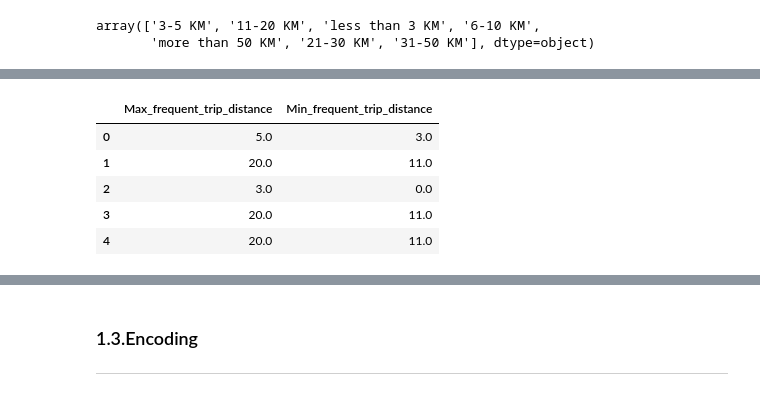
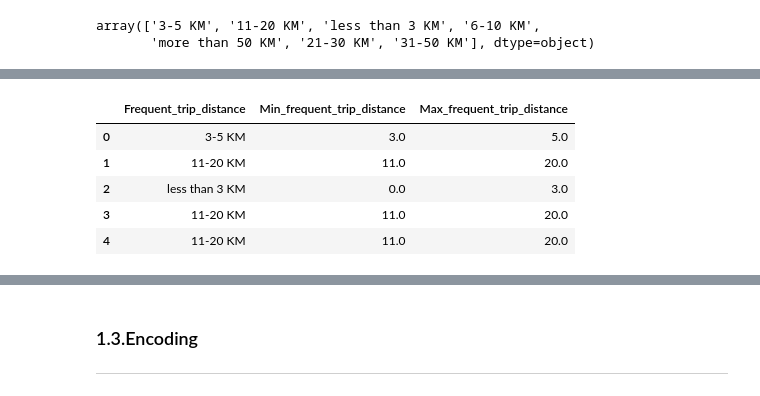
Before and after one commit to AndyHuang97/Intelligent-Mobility, a Jupyter notebook: Intelligent_Mobility.ipynb, the cells around one changed output, grey strips where cells are left out. Drawn from its saved outputs; the diff is of its cells as text; code cells hidden in the pictures.

```diff
--- a/Intelligent_Mobility.ipynb
+++ b/Intelligent_Mobility.ipynb
@@ -234,12 +339,8 @@ def rearrange_new_var_col(df, var, new_var):
 # %%
 # Considering_electric_or_hybrid_vehicle_next_purchase, Would_subsribe_car_sharing_if_available
-macro_init_variables = ["Considering_electric_or_hybrid_vehicle_next_purchase", "Would_subsribe_car_sharing_if_available"]
+macro_init_variables = ["Would_subsribe_car_sharing_if_available"]
 macro_variables = {var: var + "_Attitude" for var in macro_init_variables}
 macro_variables_mapping = {
-    "Considering_electric_or_hybrid_vehicle_next_purchase_Attitude": {
-      "No": ['Probably not', 'Certainly not'],
-      "Yes": ['Probably yes', 'Certainly yes'],
-    },
     "Would_subsribe_car_sharing_if_available_Attitude": {
       "No": ['No, I would not be interested in this service'],
       "Yes": ['Yes without any influence on my car ownership',
@@ -299,3 +391,5 @@ df.loc[df['Profession_self_employee'].isin(
     ]), 'Profession_self_employee'] = 'Self Employed'
 
 df.loc[df['Work_status'] == 'Not Employed', 'Profession_self_employee'] = 'Not Employed'
+
+df = rearrange_new_var_col(df, "Profession", "Profession_self_employee")
@@ -302,3 +405,18 @@ df.loc[df['Work_status'] == 'Not Employed', 'Profession_self_employee'] = 'Not E
+# %%
+freq = "Frequency_most_frequent_trip"
+max_freq = "Max_frequency_most_frequent_trip"
+min_freq = "Min_requency_most_frequent_trip"
+
+df[max_freq] = np.zeros(len(df))
+df[min_freq] = np.zeros(len(df))
+
+df.loc[df[freq] == 'Make this trip every day/ every working day of the week', [min_freq, max_freq]] = (5,7)
+df.loc[df[freq] == 'Make this trip 2-3 days per week', [min_freq, max_freq]] = (2,3)
+df.loc[df[freq] == 'Make this trip once per week or less', [min_freq, max_freq]] = (0,1)
+
+# Rearrange columns
+df = rearrange_new_var_col(df, freq, max_freq)
+df = rearrange_new_var_col(df, freq, min_freq)
 # %% [markdown]
 #### Frequent_trip_distance
 ---
@@ -321,11 +441,12 @@ df.loc[df[dist] == '6-10 KM', [min_dist, max_dist]] = (6,10)
 df.loc[df[dist] == '11-20 KM', [min_dist, max_dist]] = (11,20)
 df.loc[df[dist] == '21-30 KM', [min_dist, max_dist]] = (21,30)
 df.loc[df[dist] == '31-50 KM', [min_dist, max_dist]] = (31,50)
-df.loc[df[dist] == 'more than 50 KM', [min_dist, max_dist]] = (50, 100)
+df.loc[df[dist] == 'more than 50 KM', [min_dist, max_dist]] = (50, 300) # TODO need to decide max value
+
 
 # Rearrange columns
+df = rearrange_new_var_col(df, dist, max_dist)
 df = rearrange_new_var_col(df, dist, min_dist)
-df = rearrange_new_var_col(df, dist, max_dist)
 # %%
 df.head(2)
 # %% [output]
@@ -335,12 +456,12 @@ df.head(2)
 # %%
-df[[max_dist, min_dist]].head()
+df[[dist,min_dist, max_dist]].head()
 # %% [output]
-|  | Max_frequent_trip_distance | Min_frequent_trip_distance |
-| 0 | 5.0 | 3.0 |
-| 1 | 20.0 | 11.0 |
-| 2 | 3.0 | 0.0 |
-| 3 | 20.0 | 11.0 |
-| 4 | 20.0 | 11.0 |
+|  | Frequent_trip_distance | Min_frequent_trip_distance | Max_frequent_trip_distance |
+| 0 | 3-5 KM | 3.0 | 5.0 |
+| 1 | 11-20 KM | 11.0 | 20.0 |
+| 2 | less than 3 KM | 0.0 | 3.0 |
+| 3 | 11-20 KM | 11.0 | 20.0 |
+| 4 | 11-20 KM | 11.0 | 20.0 |
 # %%
 df[[max_dist,min_dist]].describe()
 # %% [output]
```
Also changed, not shown: parts of 21 cells of this notebook.
